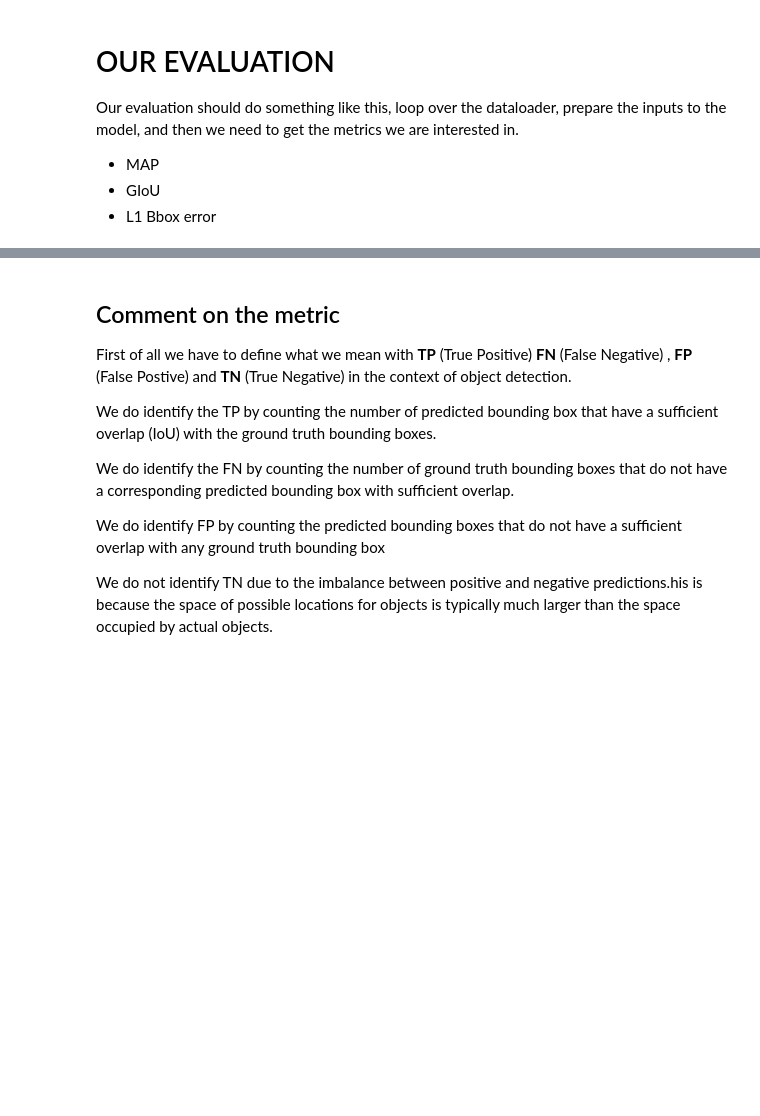
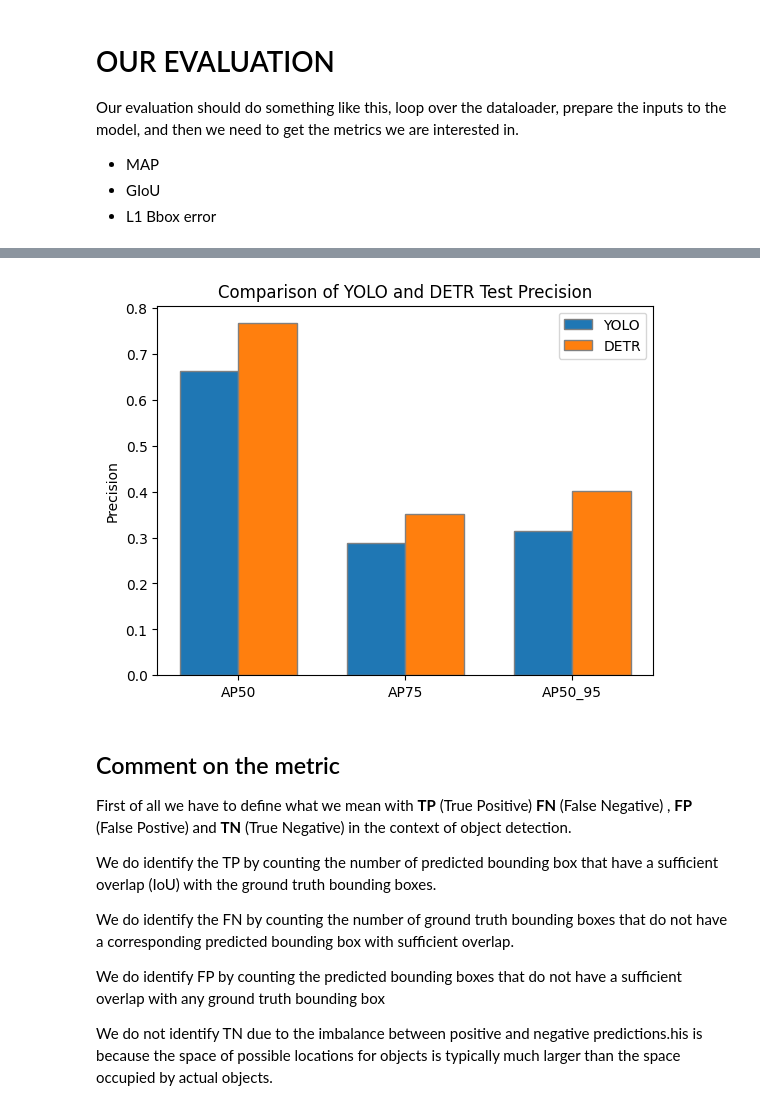
Before and after one commit to aml-2023/final-project, a Jupyter notebook: detr_object_detection_finetuning.ipynb, the cells around one changed output, grey strips where cells are left out. Cells and saved outputs as stored; diff of their text form; code cells hidden in the pictures; blank space fills up the shorter version.

Commit message:
add precision plot

```diff
--- a/detr_object_detection_finetuning.ipynb
+++ b/detr_object_detection_finetuning.ipynb
@@ -423,3 +471,42 @@ evaluator.summarize()
+# %%
+YOLO_test_metrics = { 'AP50': 0.6636801269588519 ,
+                     'AP75': 0.28750733430798714 ,
+                     'AP50_95': 0.31425620574013063
+                     }
+
+DETR_test_metrics = { 'AP50': 0.767,
+                     'AP75': 0.351,
+                      'AP50_95': 0.401}
+# %%
+# Extracting metric names and values
+metric_names = list(YOLO_test_metrics.keys())
+YOLO_values = list(YOLO_test_metrics.values())
+DETR_values = list(DETR_test_metrics.values())
+
+# Bar width
+bar_width = 0.35
+
+# Bar positions
+r1 = range(len(metric_names))
+r2 = [x + bar_width for x in r1]
+
+# Creating the bar chart
+plt.bar(r1, YOLO_values, width=bar_width, edgecolor='grey', label='YOLO')
+plt.bar(r2, DETR_values, width=bar_width, edgecolor='grey', label='DETR')
+
+# Adding labels and title
+plt.xlabel('')
+plt.ylabel('Precision')
+plt.title('Comparison of YOLO and DETR Test Precision')
+plt.xticks([r + bar_width/2 for r in range(len(metric_names))], metric_names)
+
+# Adding legend
+plt.legend()
+
+# Display the plot
+plt.show()
+# %% [output]
+[figure, added]
 # %% [markdown]
 ## Comment on the metric
 
```
Also changed, not shown: parts of 7 cells of this notebook.
